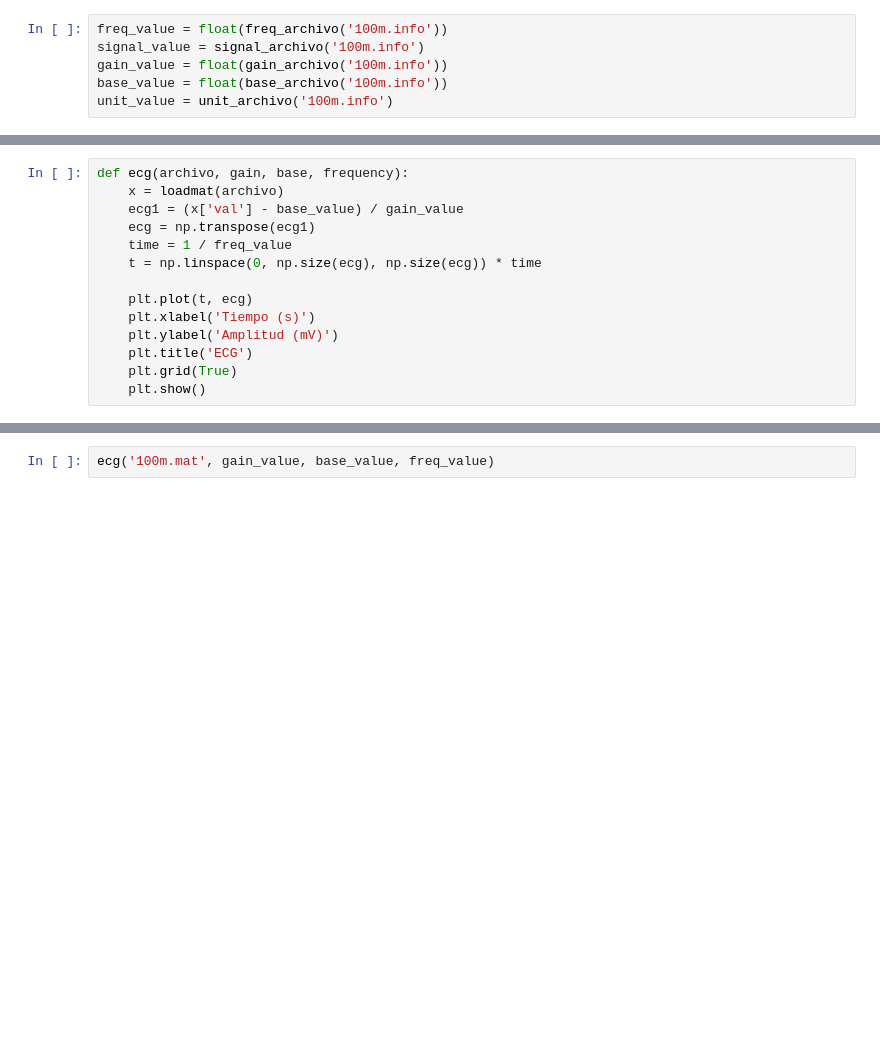
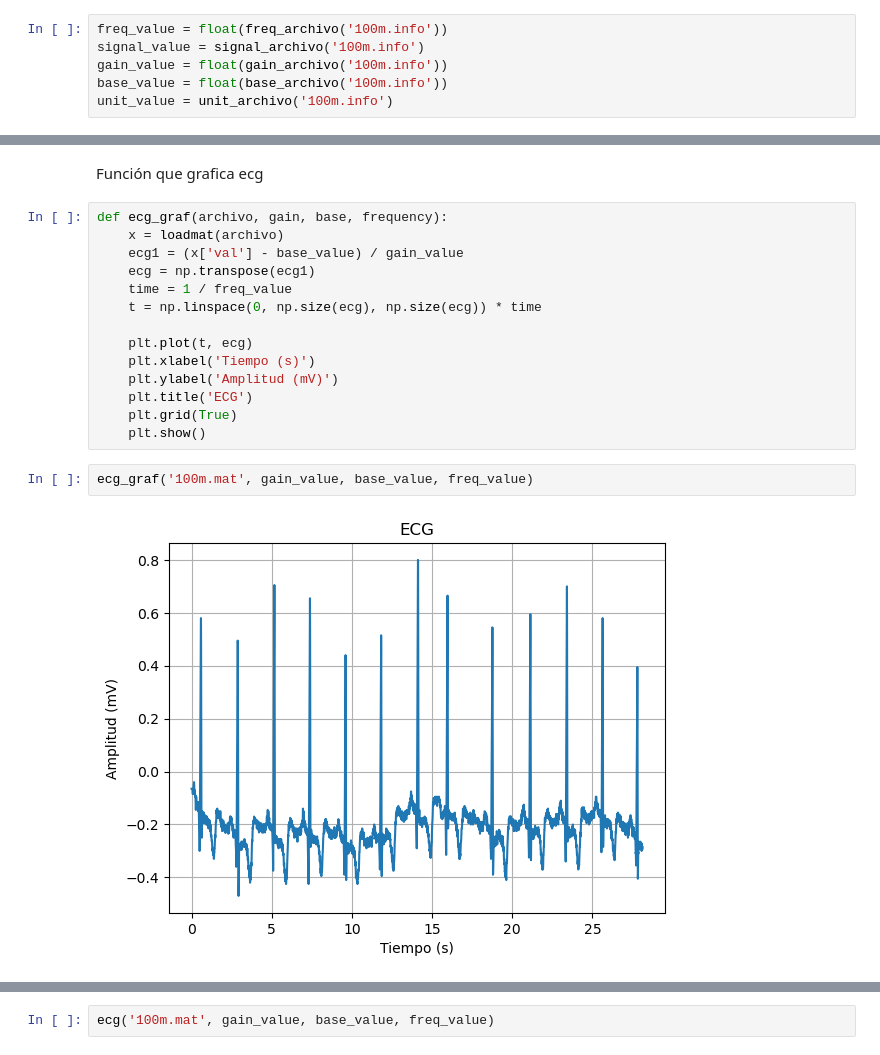
Before and after one commit to Aleestrella/ECG-analisis, a Jupyter notebook: Archivo '100.mat'.ipynb, the cells around one changed output, grey strips where cells are left out. Cells and saved outputs as stored; diff of their text form; blank space fills up the shorter version.

```diff
--- a/Archivo '100.mat'.ipynb
+++ b/Archivo '100.mat'.ipynb
@@ -117,5 +328,7 @@ print((x['val'].astype(float) - base_value) / gain_value)
+# %% [markdown]
+Función que grafica ecg
 # %%
-def ecg(archivo, gain, base, frequency):
+def ecg_graf(archivo, gain, base, frequency):
     x = loadmat(archivo)
     ecg1 = (x['val'] - base_value) / gain_value
     ecg = np.transpose(ecg1)
@@ -128,3 +341,7 @@ def ecg(archivo, gain, base, frequency):
     plt.title('ECG')
     plt.grid(True)
     plt.show()
+# %%
+ecg_graf('100m.mat', gain_value, base_value, freq_value)
+# %% [output]
+[figure, added]
```
Also changed, not shown: parts of 24 cells of this notebook.
